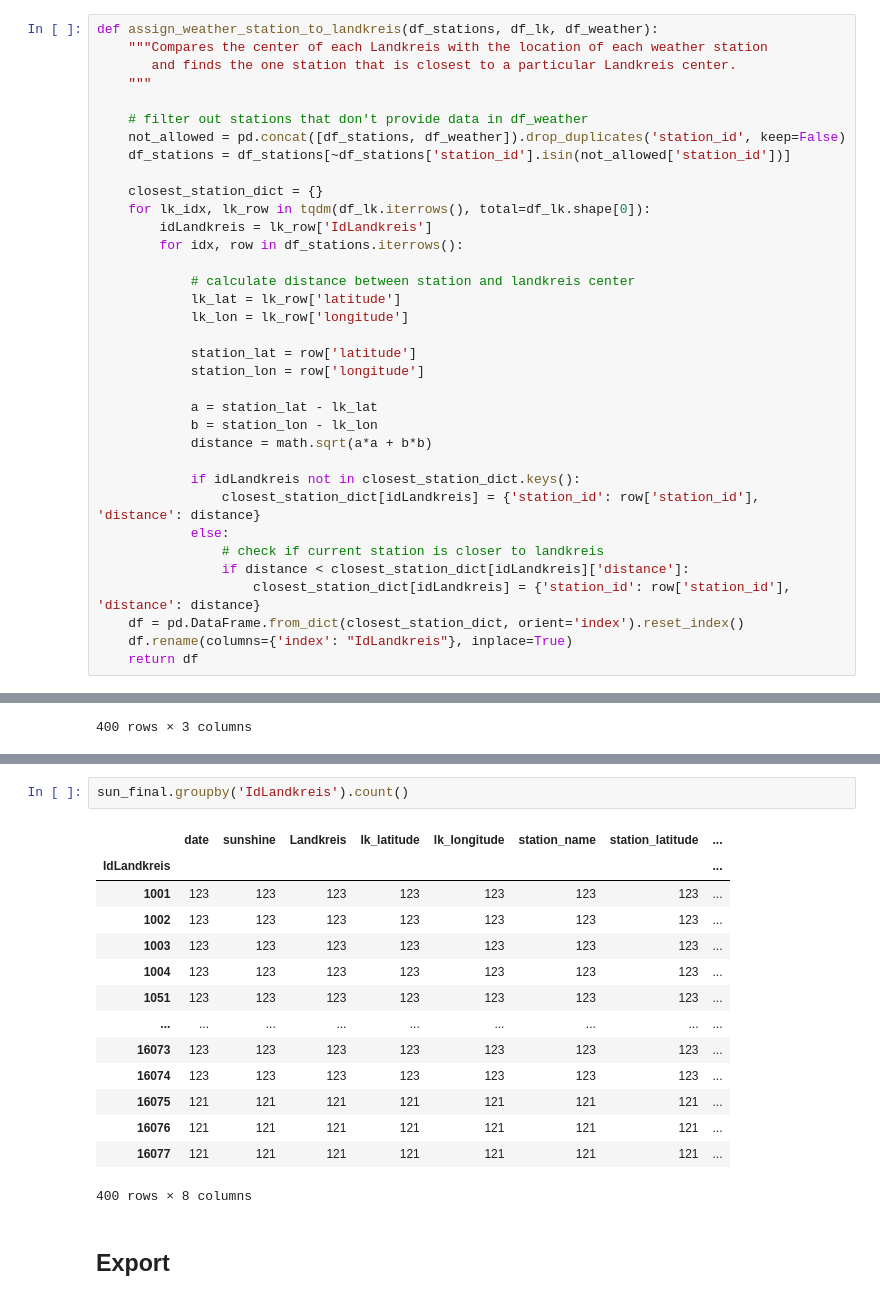
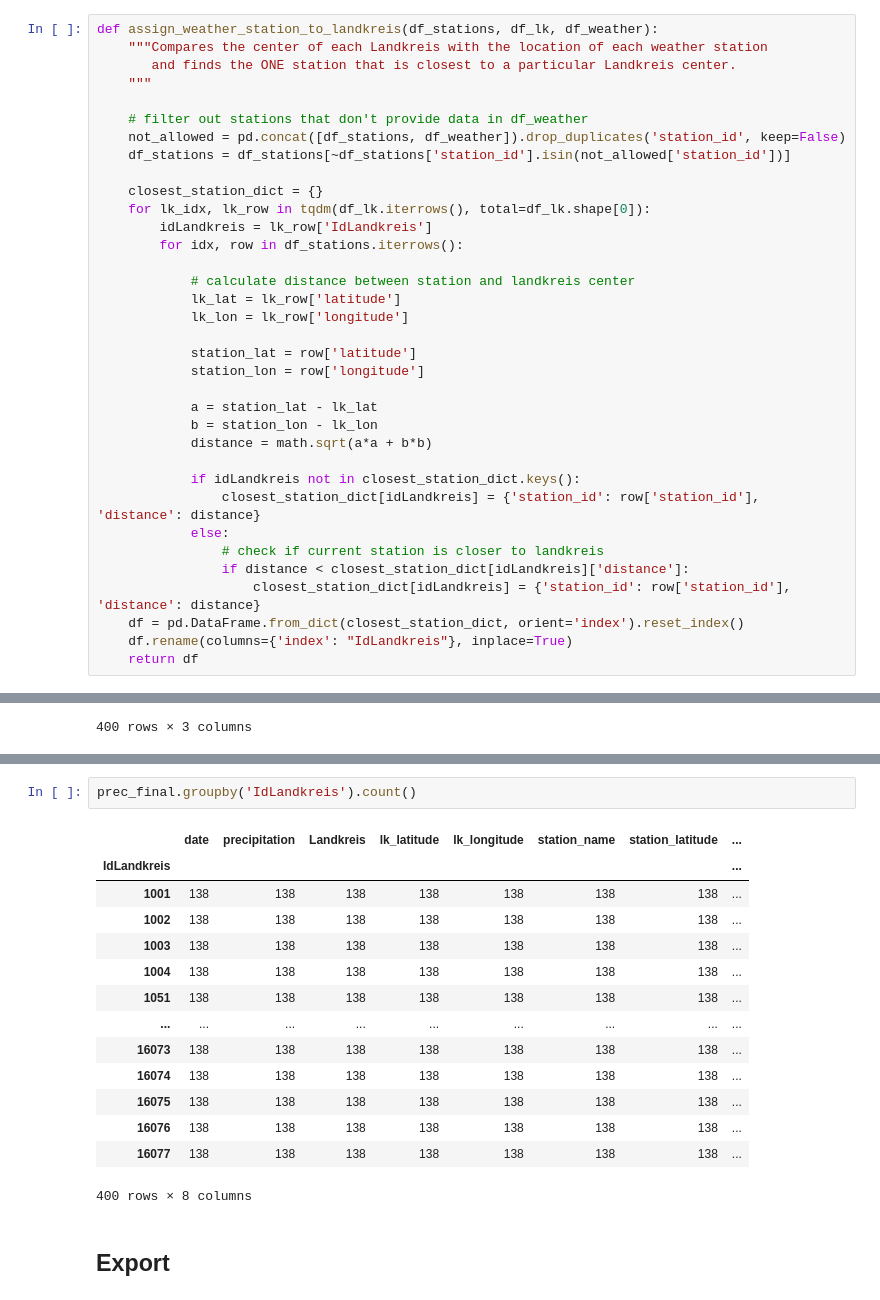
Before and after one commit to fynnwi/dppd_weather, a Jupyter notebook: notebooks/02 - Data Processing.ipynb, the cells around one changed output, grey strips where cells are left out. Saved outputs shown, nothing was run; the diff lists cells and outputs as text.

```diff
--- a/notebooks/02 - Data Processing.ipynb
+++ b/notebooks/02 - Data Processing.ipynb
@@ -208,7 +214,7 @@ df_lk
 # %%
 def assign_weather_station_to_landkreis(df_stations, df_lk, df_weather):
     """Compares the center of each Landkreis with the location of each weather station
-       and finds the one station that is closest to a particular Landkreis center.
+       and finds the ONE station that is closest to a particular Landkreis center.
     """
 
     # filter out stations that don't provide data in df_weather
@@ -409,19 +422,19 @@ sun_final
 # %%
-sun_final.groupby('IdLandkreis').count()
+prec_final.groupby('IdLandkreis').count()
 # %% [output]
-|  | date | sunshine | Landkreis | lk_latitude | lk_longitude | station_name | station_latitude | ... |
+|  | date | precipitation | Landkreis | lk_latitude | lk_longitude | station_name | station_latitude | ... |
 | IdLandkreis |  |  |  |  |  |  |  | ... |
-| 1001 | 123 | 123 | 123 | 123 | 123 | 123 | 123 | ... |
-| 1002 | 123 | 123 | 123 | 123 | 123 | 123 | 123 | ... |
-| 1003 | 123 | 123 | 123 | 123 | 123 | 123 | 123 | ... |
-| 1004 | 123 | 123 | 123 | 123 | 123 | 123 | 123 | ... |
-| 1051 | 123 | 123 | 123 | 123 | 123 | 123 | 123 | ... |
+| 1001 | 138 | 138 | 138 | 138 | 138 | 138 | 138 | ... |
+| 1002 | 138 | 138 | 138 | 138 | 138 | 138 | 138 | ... |
+| 1003 | 138 | 138 | 138 | 138 | 138 | 138 | 138 | ... |
+| 1004 | 138 | 138 | 138 | 138 | 138 | 138 | 138 | ... |
+| 1051 | 138 | 138 | 138 | 138 | 138 | 138 | 138 | ... |
 | ... | ... | ... | ... | ... | ... | ... | ... | ... |
-| 16073 | 123 | 123 | 123 | 123 | 123 | 123 | 123 | ... |
-| 16074 | 123 | 123 | 123 | 123 | 123 | 123 | 123 | ... |
-| 16075 | 121 | 121 | 121 | 121 | 121 | 121 | 121 | ... |
-| 16076 | 121 | 121 | 121 | 121 | 121 | 121 | 121 | ... |
-| 16077 | 121 | 121 | 121 | 121 | 121 | 121 | 121 | ... |
+| 16073 | 138 | 138 | 138 | 138 | 138 | 138 | 138 | ... |
+| 16074 | 138 | 138 | 138 | 138 | 138 | 138 | 138 | ... |
+| 16075 | 138 | 138 | 138 | 138 | 138 | 138 | 138 | ... |
+| 16076 | 138 | 138 | 138 | 138 | 138 | 138 | 138 | ... |
+| 16077 | 138 | 138 | 138 | 138 | 138 | 138 | 138 | ... |
 400 rows × 8 columns
 # %% [markdown]
 ## Export
```
Also changed, not shown: parts of 21 cells of this notebook, 30 other files.
